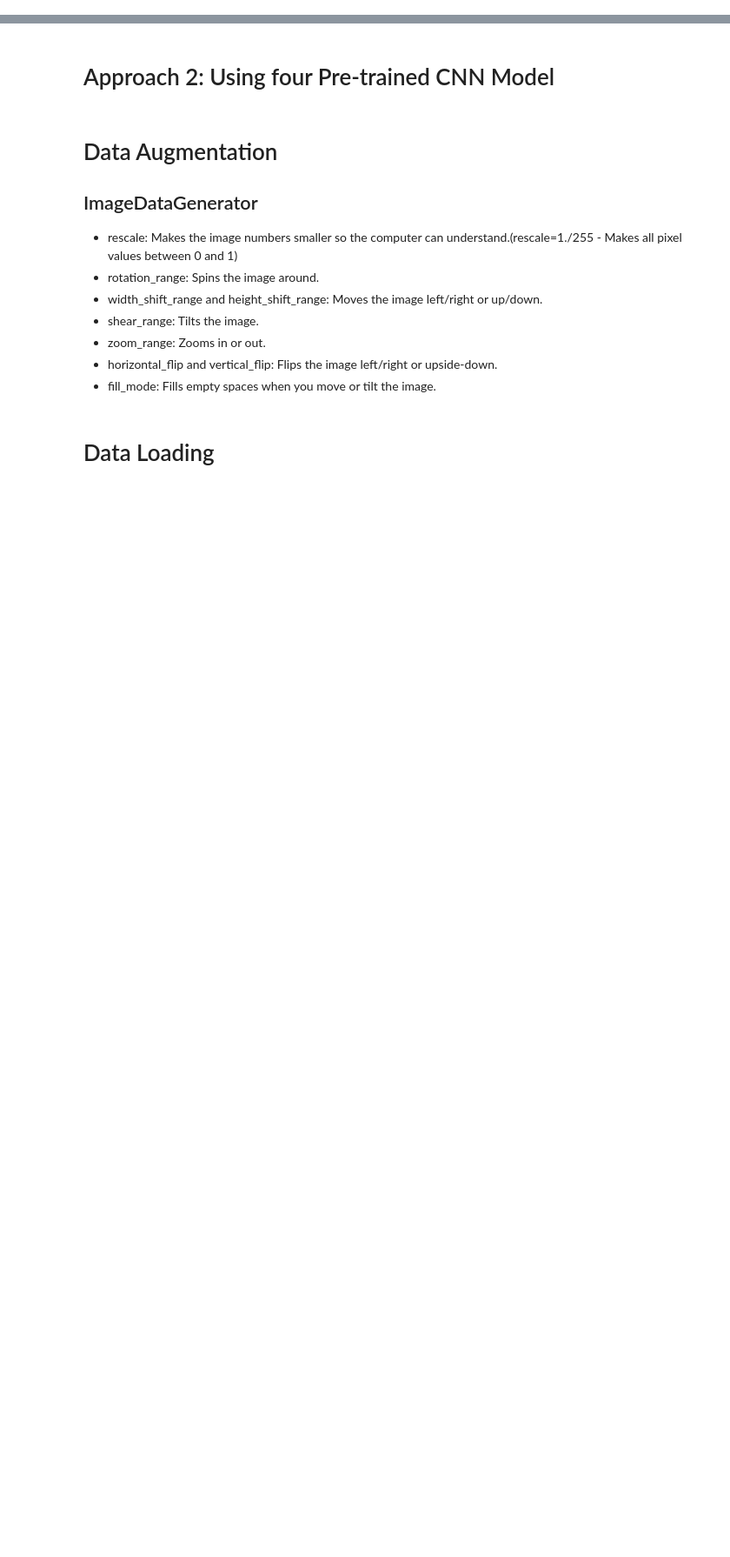
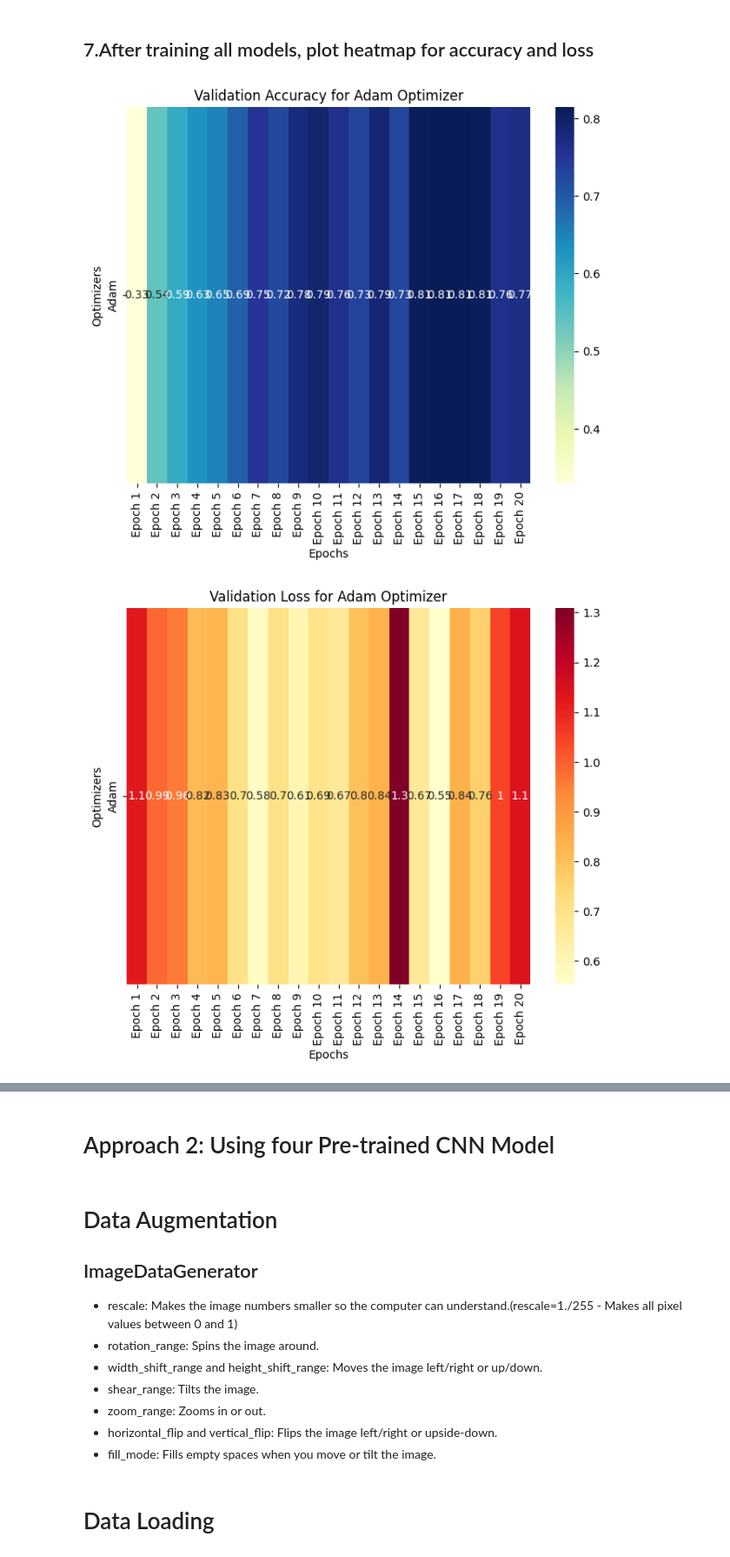
Before and after one commit to HBSAIKAT/Olive-Leaf-Image-Classification-CNN, a Jupyter notebook: olive-leaf-image-classification.ipynb, the cells around one changed output, grey strips where cells are left out. Shown at 87% size. Drawn from its saved outputs; the diff is of its cells as text; code cells hidden in the pictures; blank space fills up the shorter version.

```diff
--- a/olive-leaf-image-classification.ipynb
+++ b/olive-leaf-image-classification.ipynb
@@ -273,0 +263,32 @@ plt.show()
+# %% [markdown]
+## 7.After training all models, plot heatmap for accuracy and loss
+# %%
+# Heatmap for Validation Accuracy
+accuracy_array = np.array([accuracy_history[0]])
+plt.figure(figsize=(8, 6))
+sns.heatmap(accuracy_array.reshape(1, -1), annot=True, cmap="YlGnBu", xticklabels=[f"Epoch {i+1}" for i in range(20)], yticklabels=['Adam'])
+plt.title('Validation Accuracy for Adam Optimizer')
+plt.ylabel('Optimizers')
+plt.xlabel('Epochs')
+plt.show()
+
+# Heatmap for Validation Loss
+loss_array = np.array([loss_history[0]])
+plt.figure(figsize=(8, 6))
+sns.heatmap(loss_array.reshape(1, -1), annot=True, cmap="YlOrRd", xticklabels=[f"Epoch {i+1}" for i in range(20)], yticklabels=['Adam'])
+plt.title('Validation Loss for Adam Optimizer')
+plt.ylabel('Optimizers')
+plt.xlabel('Epochs')
+plt.show()
+
+# Plot Test Accuracy for Adam optimizer
+test_accuracy_array = np.array([test_accuracy_history[0]])
+plt.figure(figsize=(8, 6))
+sns.heatmap(test_accuracy_array.reshape(1, -1), annot=True, cmap="YlGnBu", xticklabels=['Adam'], yticklabels=["Test Accuracy"])
+plt.title('Test Accuracy for Adam Optimizer')
+plt.ylabel('Test Accuracy')
+plt.xlabel('Optimizers')
+plt.show()
+# %% [output]
+[figure, added]
+[figure, added]
```
Also changed, not shown: parts of 42 cells of this notebook.
